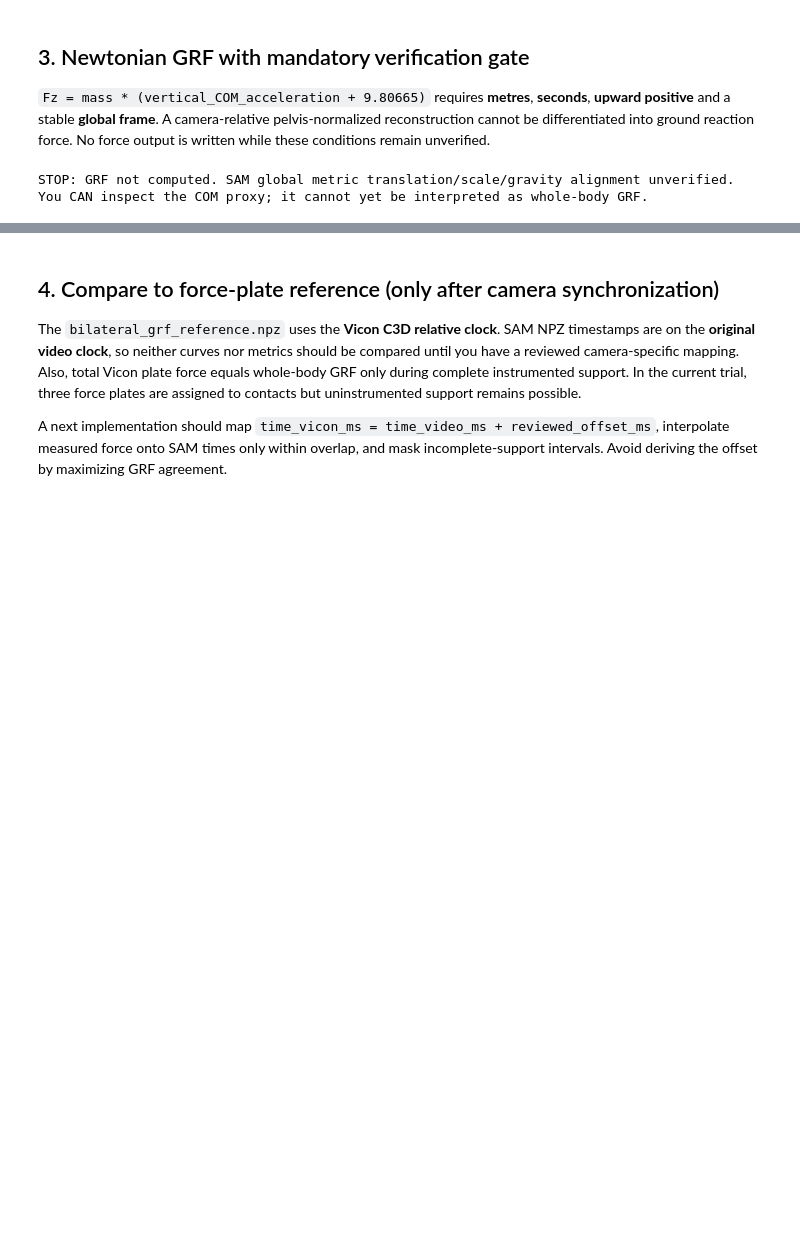
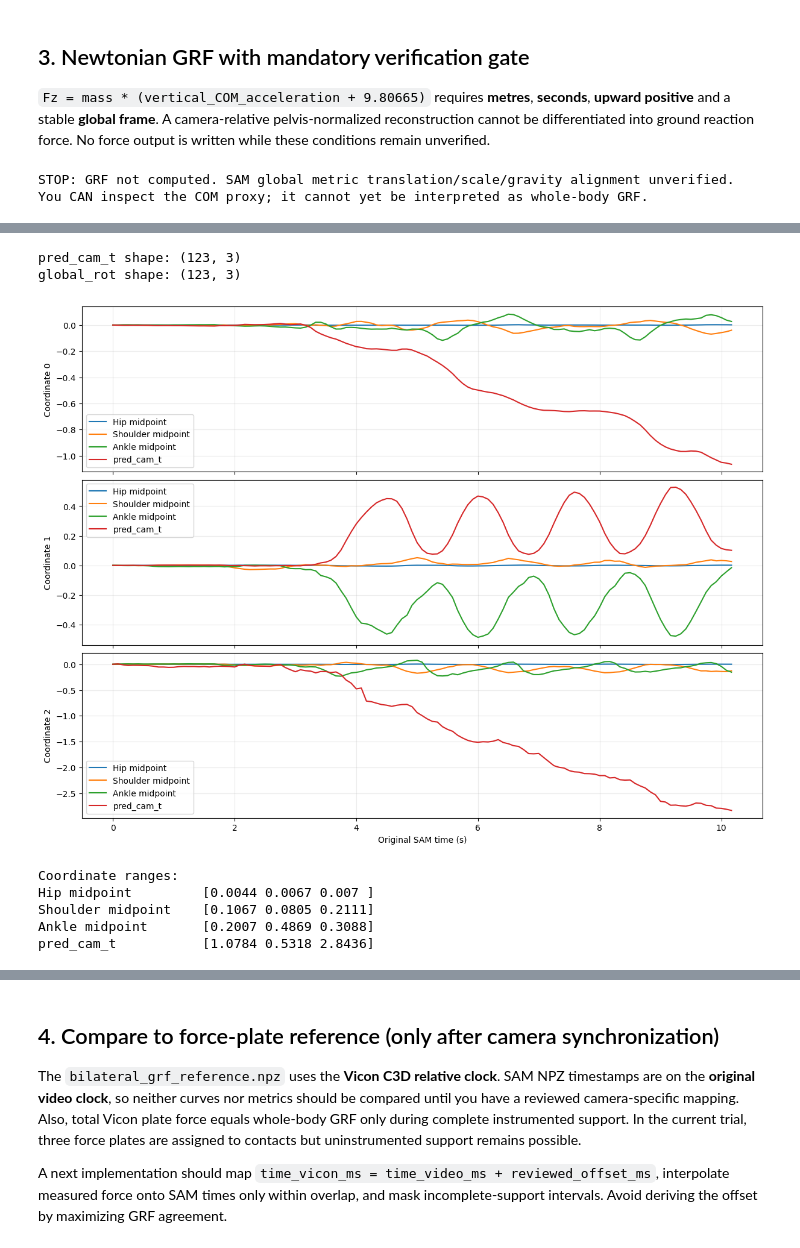
Before and after one commit to tdjohnson1987/markerless_sam, a Jupyter notebook: notebooks/03_kinetics_physics_informed.ipynb, the cells around one changed output, grey strips where cells are left out. Drawn from its saved outputs; the diff is of its cells as text; code cells hidden in the pictures; blank space fills up the shorter version.

```diff
--- a/notebooks/03_kinetics_physics_informed.ipynb
+++ b/notebooks/03_kinetics_physics_informed.ipynb
@@ -216,0 +201,67 @@ Shoulder midpoint range: [0.10801253 0.09226638 0.15289452]
+# %%
+
+# Inspect pelvis, shoulder and ankle translation
+# and compare with SAM's predicted camera translation.
+
+t_s = t_ms / 1000.0
+
+hip_mid = (xyz[:, names.index("l_hip"), :] + xyz[:, names.index("r_hip"), :]) / 2
+shoulder_mid = (xyz[:, names.index("l_sh"), :] + xyz[:, names.index("r_sh"), :]) / 2
+ankle_mid = (xyz[:, names.index("l_ankle"), :] + xyz[:, names.index("r_ankle"), :]) / 2
+
+pred_cam_t = np.asarray(raw["pred_cam_t"], dtype=float)
+global_rot = np.asarray(raw["global_rot"], dtype=float)
+
+print("pred_cam_t shape:", pred_cam_t.shape)
+print("global_rot shape:", global_rot.shape)
+
+signals = {
+    "Hip midpoint": hip_mid,
+    "Shoulder midpoint": shoulder_mid,
+    "Ankle midpoint": ankle_mid,
+    "pred_cam_t": pred_cam_t,
+}
+
+fig, axes = plt.subplots(
+    3, 1, figsize=(12, 9),
+    sharex=True,
+    layout="constrained",
+)
+
+for axis, ax in enumerate(axes):
+    for name, values in signals.items():
+        if values.shape != (len(t_s), 3):
+            continue
+
+        displacement = values[:, axis] - values[0, axis]
+
+        ax.plot(
+            t_s,
+            displacement,
+            label=name,
+        )
+
+    ax.set_ylabel(f"Coordinate {axis}")
+    ax.grid(alpha=0.25)
+    ax.legend()
+
+axes[-1].set_xlabel("Original SAM time (s)")
+plt.show()
+
+print("\nCoordinate ranges:")
+
+for name, values in signals.items():
+    if values.shape == (len(t_s), 3):
+        print(
+            f"{name:20s}",
+            np.round(np.ptp(values, axis=0), 4)
+        )
+# %% [output]
+pred_cam_t shape: (123, 3)
+global_rot shape: (123, 3)
+[figure, added]
+Coordinate ranges:
+Hip midpoint         [0.0044 0.0067 0.007 ]
+Shoulder midpoint    [0.1067 0.0805 0.2111]
+Ankle midpoint       [0.2007 0.4869 0.3088]
+pred_cam_t           [1.0784 0.5318 2.8436]
```
Also changed, not shown: parts of 10 cells of this notebook, 3 other files.
